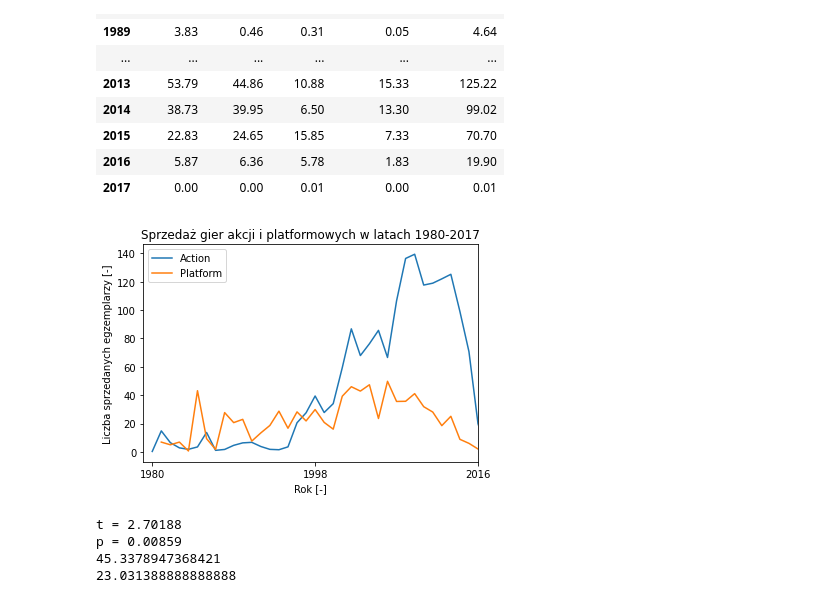
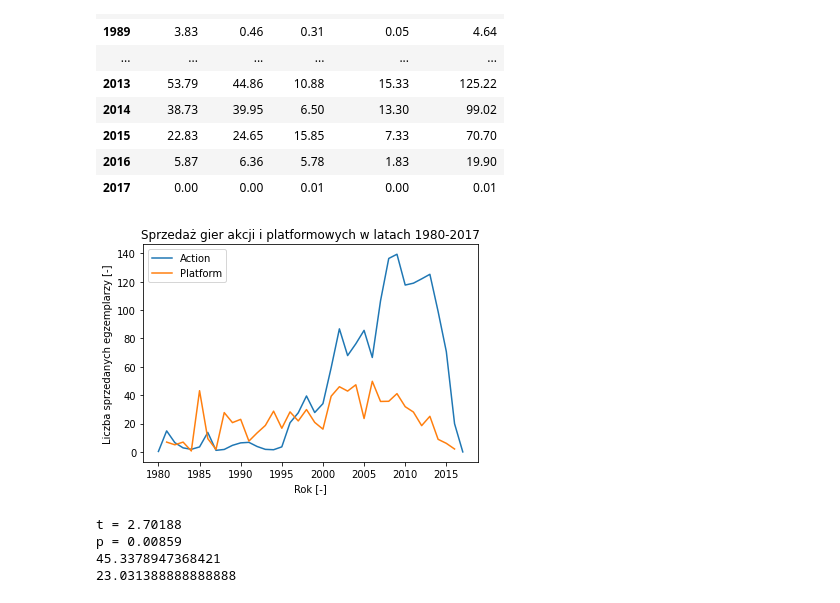
Before and after one commit to lukabr265/awd, a Jupyter notebook: projekt_awd-Copy2.ipynb, the cells around one changed output. Drawn from its saved outputs; the diff is of its cells as text; code cells hidden in the pictures.

```diff
--- a/projekt_awd-Copy2.ipynb
+++ b/projekt_awd-Copy2.ipynb
@@ -224,20 +248,20 @@ lata_act
 # %%
 act_dict=dict(lata_act.loc[:,'Global_Sales'])
 plat_dict = dict(lata_plat.loc[:,'Global_Sales'])
 plt.plot(act_dict.keys(),act_dict.values(),label='Action')
 plt.plot(plat_dict.keys(),plat_dict.values(),label='Platform')
 #kiedy Year jest objektem:
 # plt.xticks([0,len(act_dict.keys())//2,len(act_dict.keys())-1])
 #kiedy Year jest intem
-#plt.xticks([1980,1980/2+2016/2,2016])
+#plt.xticks(rotation=80)
 plt.title('Sprzedaż gier akcji i platformowych w latach 1980-2017')
 plt.xlabel('Rok [-]')
 plt.ylabel('Liczba sprzedanych egzemplarzy [-]')
-plt.xlim([1979,2016])
+#plt.xlim([1979,2016])
 plt.legend()
 plt.show()
 # %% [output]
-[figure, old version]
+[figure, new version]
 # %%
 t,p = st.ttest_ind(lata_act['Global_Sales'],lata_plat['Global_Sales'])
 print('t =',round(t,5),'\np =',round(p,5))
```
Also changed, not shown: parts of 9 cells of this notebook.
